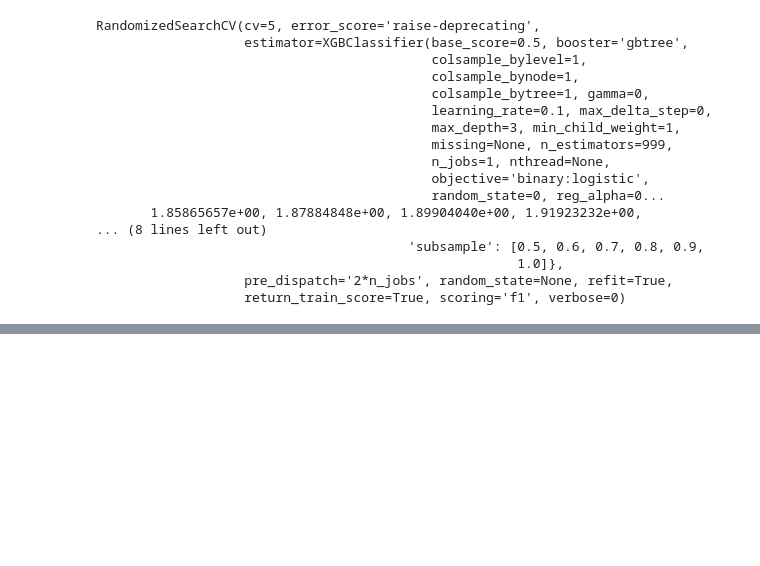
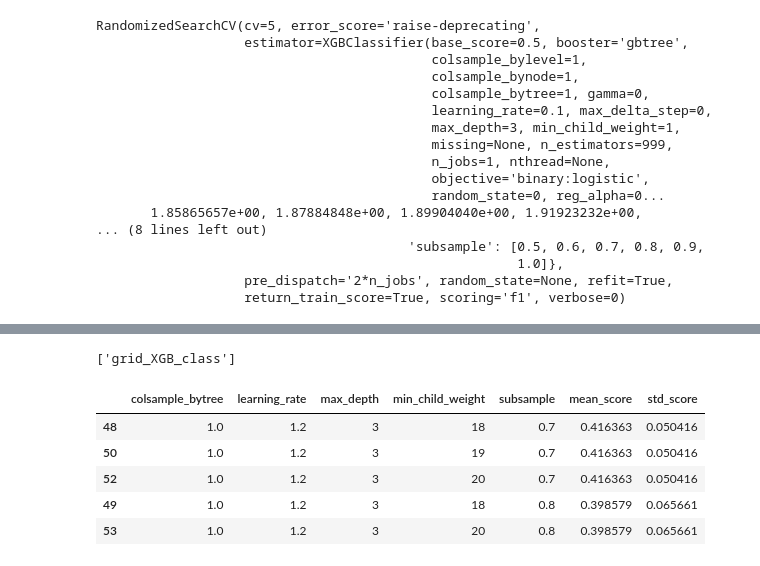
Before and after one commit to hanh-nguyen/flightstatus, a Jupyter notebook: dev/modeling/model_training_xgboost.ipynb, the cells around one changed output, grey strips where cells are left out. Drawn from its saved outputs; the diff is of its cells as text; code cells hidden in the pictures; blank space fills up the shorter version.

```diff
--- a/dev/modeling/model_training_xgboost.ipynb
+++ b/dev/modeling/model_training_xgboost.ipynb
@@ -166,0 +227,14 @@ rs_result.head()
+# %%
+joblib.dump(grid_XGB_class, 'grid_XGB_class')
+# %% [output]
+['grid_XGB_class']
+# %%
+search_result(grid_XGB_class).to_csv('grid_XGB_class.csv')
+search_result(grid_XGB_class).head()
+# %% [output]
+|  | colsample_bytree | learning_rate | max_depth | min_child_weight | subsample | mean_score | std_score |
+| 48 | 1.0 | 1.2 | 3 | 18 | 0.7 | 0.416363 | 0.050416 |
+| 50 | 1.0 | 1.2 | 3 | 19 | 0.7 | 0.416363 | 0.050416 |
+| 52 | 1.0 | 1.2 | 3 | 20 | 0.7 | 0.416363 | 0.050416 |
+| 49 | 1.0 | 1.2 | 3 | 18 | 0.8 | 0.398579 | 0.065661 |
+| 53 | 1.0 | 1.2 | 3 | 20 | 0.8 | 0.398579 | 0.065661 |
```
Also changed, not shown: parts of 16 cells of this notebook, 4 other files.
